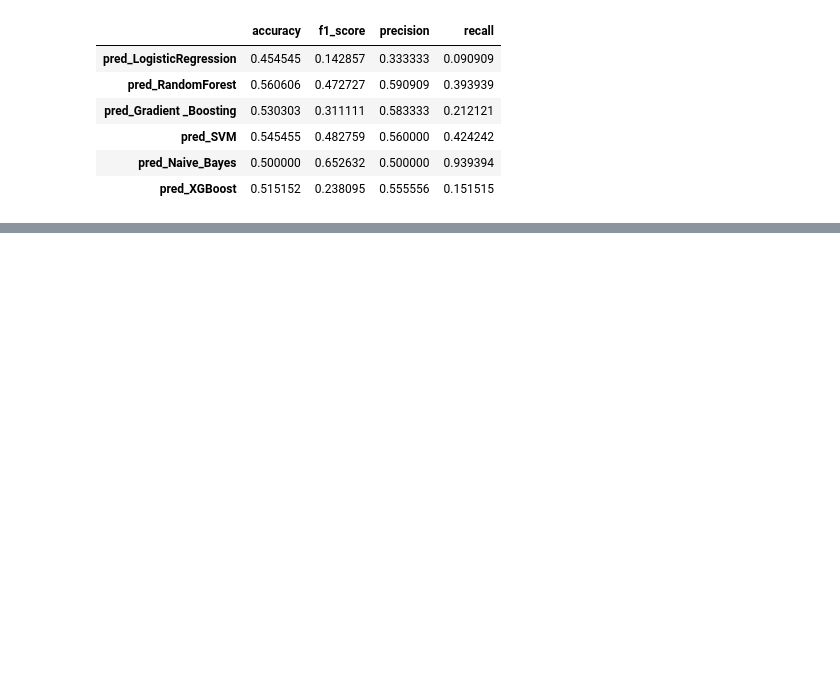
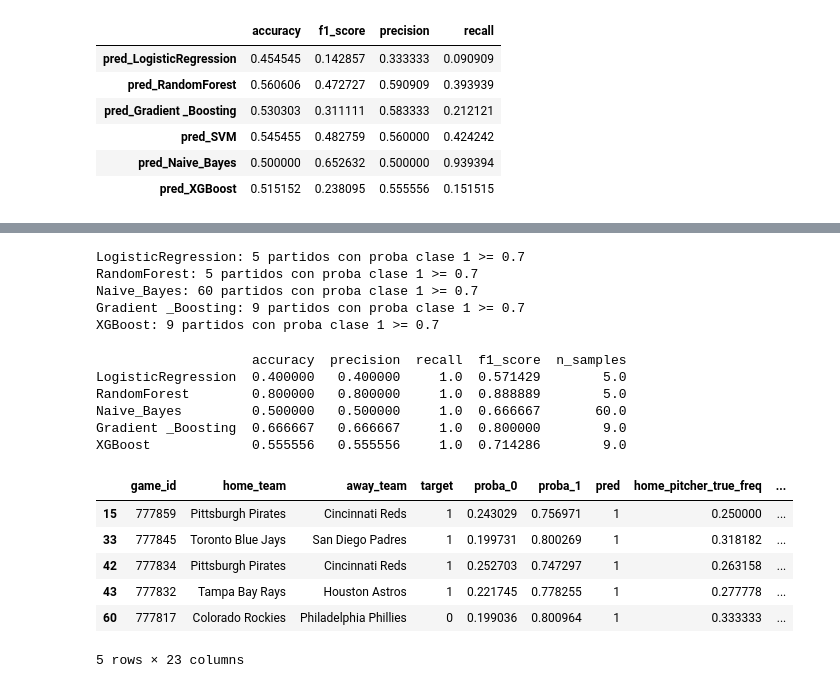
Before and after one commit to depresionTropical/mlb_1_inning, a Jupyter notebook: model_test.ipynb, the cells around one changed output, grey strips where cells are left out. Drawn from its saved outputs; the diff is of its cells as text; code cells hidden in the pictures; blank space fills up the shorter version.

```diff
--- a/model_test.ipynb
+++ b/model_test.ipynb
@@ -122,0 +180,79 @@ df_metrics
+# %%
+threshold = 0.70
+dataframes_filtrados = {}
+
+X = df_2025[features]
+y_true = df_2025['target']
+
+for name, model in models_con_proba.items():
+    # Obtener ambas probabilidades
+    y_proba = model.predict_proba(X)
+    y_pred = (y_proba[:, 1] >= threshold).astype(int)
+
+    # Crear DataFrame copia con columnas nuevas
+    df_result = df_2025.copy()
+    df_result[f'proba_0'] = y_proba[:, 0]  # probabilidad clase 0
+    df_result[f'proba_1'] = y_proba[:, 1]  # probabilidad clase 1
+    df_result[f'pred'] = y_pred
+
+    # Filtrar por threshold sobre clase 1
+    df_filtrado = df_result[df_result[f'proba_1'] >= threshold]
+
+    # Columnas a guardar
+    columnas_resultado = [
+        'game_id', 'home_team', 'away_team', 'target',
+        f'proba_0', f'proba_1', f'pred'
+    ] + [col for col in features if col in df_filtrado.columns]
+
+    # Guardar DataFrame filtrado
+    dataframes_filtrados[name] = df_filtrado[columnas_resultado]
+
+    print(f"{name}: {len(df_filtrado)} partidos con proba clase 1 >= {threshold}")
+# %% [output]
+LogisticRegression: 5 partidos con proba clase 1 >= 0.7
+RandomForest: 5 partidos con proba clase 1 >= 0.7
+Naive_Bayes: 60 partidos con proba clase 1 >= 0.7
+Gradient _Boosting: 9 partidos con proba clase 1 >= 0.7
+XGBoost: 9 partidos con proba clase 1 >= 0.7
+# %%
+from sklearn.metrics import accuracy_score, precision_score, recall_score, f1_score
+
+# Diccionario para guardar resultados
+metricas_por_modelo = {}
+
+for nombre_modelo, df in dataframes_filtrados.items():
+    # Usar el nombre del modelo para identificar la columna de predicción
+    columna_pred = f'pred'
+
+    y_true = df['target']
+    y_pred = df[columna_pred]
+
+    # Calcular métricas
+    metricas_por_modelo[nombre_modelo] = {
+        'accuracy': accuracy_score(y_true, y_pred),
+        'precision': precision_score(y_true, y_pred, zero_division=0),
+        'recall': recall_score(y_true, y_pred, zero_division=0),
+        'f1_score': f1_score(y_true, y_pred, zero_division=0),
+        'n_samples': len(df)
+    }
+
+# Convertir a DataFrame para visualizar
+df_metricas = pd.DataFrame(metricas_por_modelo).T
+print(df_metricas)
+# %% [output]
+                    accuracy  precision  recall  f1_score  n_samples
+LogisticRegression  0.400000   0.400000     1.0  0.571429        5.0
+RandomForest        0.800000   0.800000     1.0  0.888889        5.0
+Naive_Bayes         0.500000   0.500000     1.0  0.666667       60.0
+Gradient _Boosting  0.666667   0.666667     1.0  0.800000        9.0
+XGBoost             0.555556   0.555556     1.0  0.714286        9.0
+# %%
+dataframes_filtrados['RandomForest']
+# %% [output]
+|  | game_id | home_team | away_team | target | proba_0 | proba_1 | pred | home_pitcher_true_freq | ... |
+| 15 | 777859 | Pittsburgh Pirates | Cincinnati Reds | 1 | 0.243029 | 0.756971 | 1 | 0.250000 | ... |
+| 33 | 777845 | Toronto Blue Jays | San Diego Padres | 1 | 0.199731 | 0.800269 | 1 | 0.318182 | ... |
+| 42 | 777834 | Pittsburgh Pirates | Cincinnati Reds | 1 | 0.252703 | 0.747297 | 1 | 0.263158 | ... |
+| 43 | 777832 | Tampa Bay Rays | Houston Astros | 1 | 0.221745 | 0.778255 | 1 | 0.277778 | ... |
+| 60 | 777817 | Colorado Rockies | Philadelphia Phillies | 0 | 0.199036 | 0.800964 | 1 | 0.333333 | ... |
+5 rows × 23 columns
```
Also changed, not shown: parts of 9 cells of this notebook.
